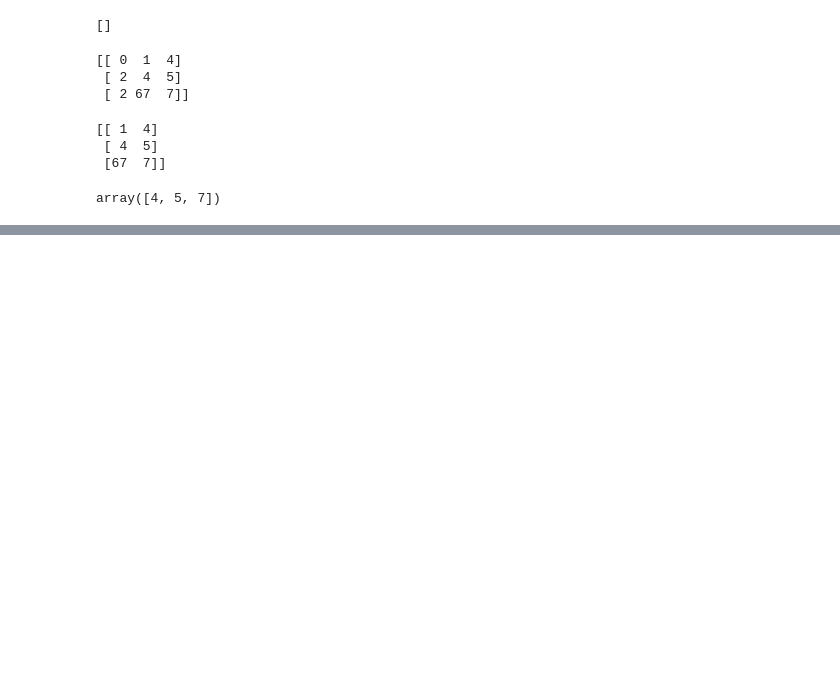
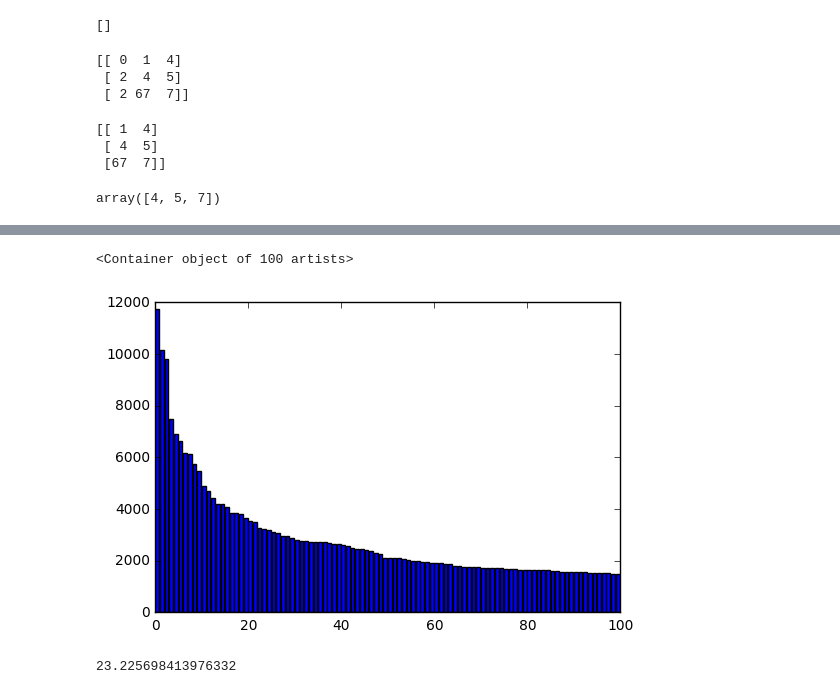
Before and after one commit to mt-digital/semantic-cable, a Jupyter notebook: notebooks/Reloaded Data Analysis.ipynb, the cells around one changed output, grey strips where cells are left out. Cells and saved outputs as stored; diff of their text form; code cells hidden in the pictures; blank space fills up the shorter version.

```diff
--- a/notebooks/Reloaded Data Analysis.ipynb
+++ b/notebooks/Reloaded Data Analysis.ipynb
@@ -55,0 +219,9 @@ array([4, 5, 7])
+# %%
+plt.bar(range(len(r.degs[:100])), r.degs[:100])
+# %% [output]
+<Container object of 100 artists>
+[figure, added]
+# %%
+r.degs.mean()
+# %% [output]
+23.225698413976332
```
Also changed, not shown: parts of 42 cells of this notebook, 1 other file.
